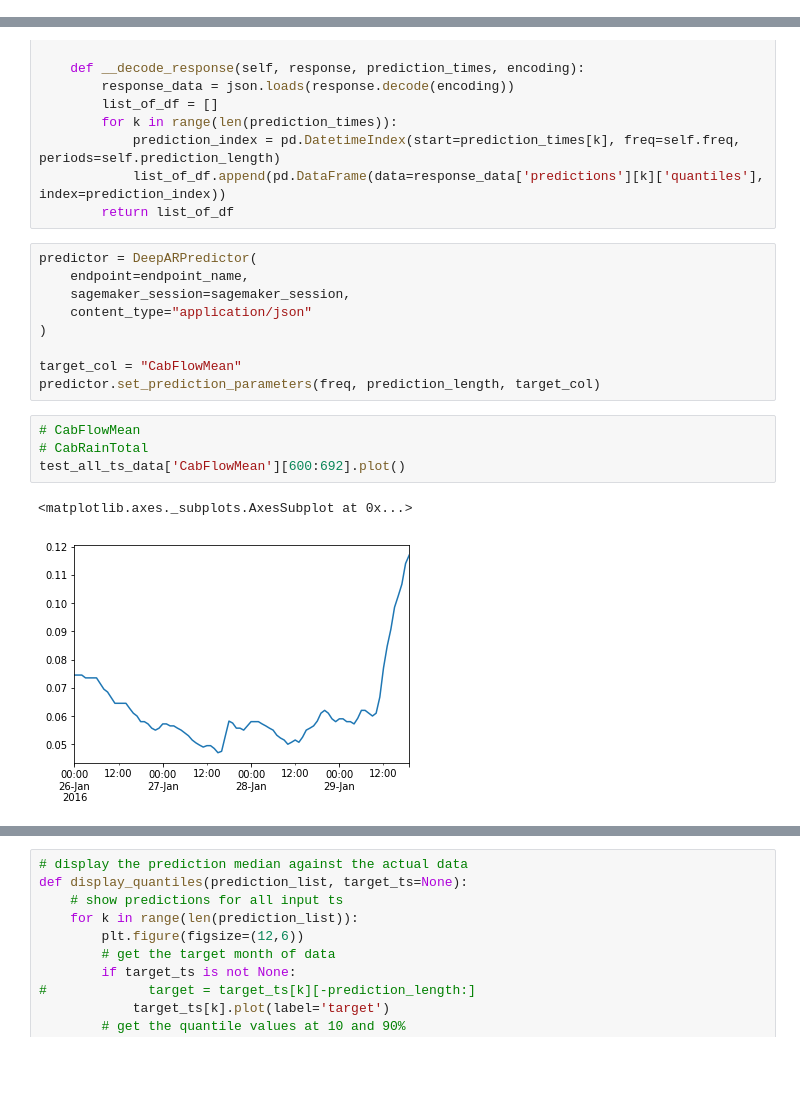
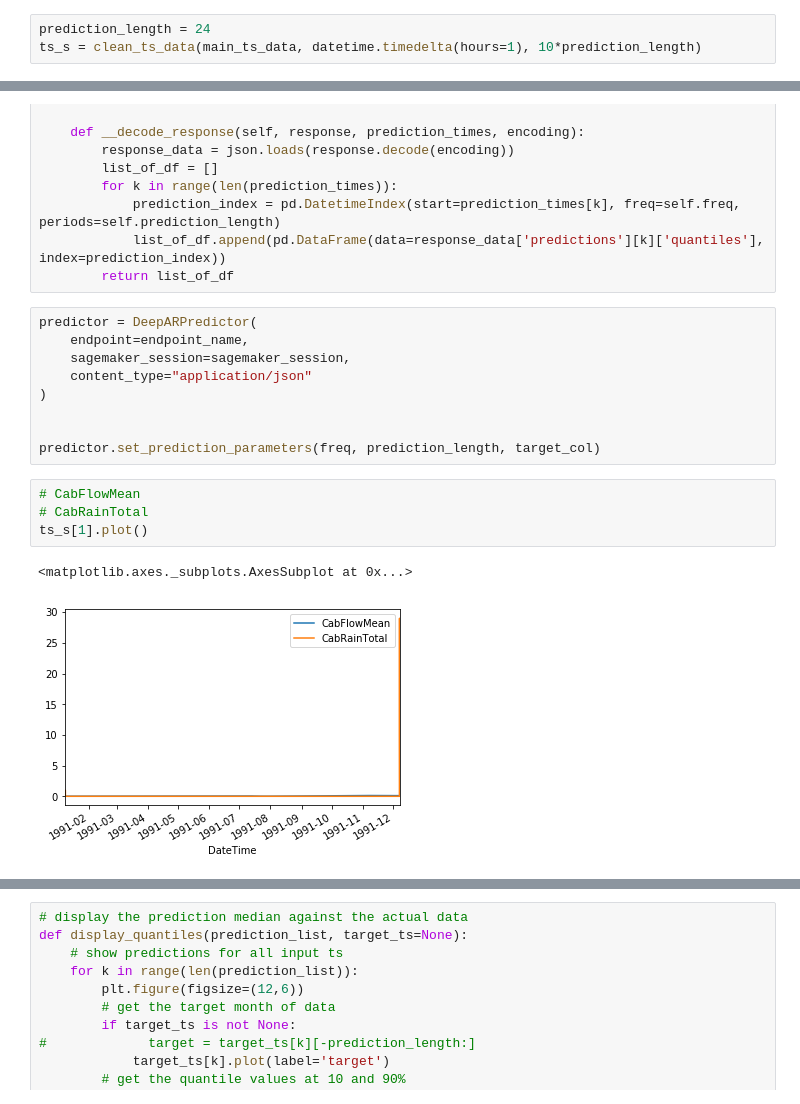
Before and after one commit to YX577/floodprediction, a Jupyter notebook: Model_1_Caboolture_Basin_Hourly.ipynb, the cells around one changed output, grey strips where cells are left out. Saved outputs shown, nothing was run; the diff lists cells and outputs as text; blank space fills up the shorter version.

Commit message:
updated data cleaning code and performed hyperparameter tuing

```diff
--- a/Model_1_Caboolture_Basin_Hourly.ipynb
+++ b/Model_1_Caboolture_Basin_Hourly.ipynb
@@ -145,2 +93,5 @@ plt.show()
+# %%
+prediction_length = 24
+ts_s = clean_ts_data(main_ts_data, datetime.timedelta(hours=1), 10*prediction_length)
 # %% [markdown]
 # Spliting to Training and Test Series
@@ -443,12 +467,12 @@ predictor = DeepARPredictor(
     content_type="application/json"
 )
 
-target_col = "CabFlowMean"
+
 predictor.set_prediction_parameters(freq, prediction_length, target_col)
 # %%
 # CabFlowMean
 # CabRainTotal
-test_all_ts_data['CabFlowMean'][600:692].plot()
+ts_s[1].plot()
 # %% [output]
 <matplotlib.axes._subplots.AxesSubplot at 0x...>
-[figure, old version]
+[figure, new version]
```
Also changed, not shown: parts of 38 cells of this notebook, 1 other file.
